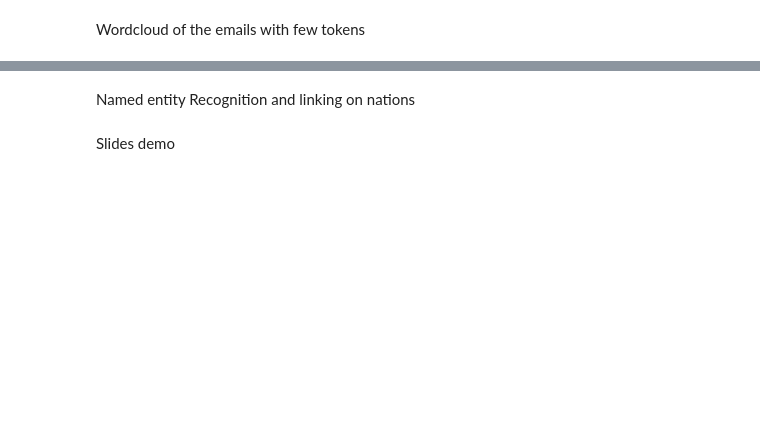
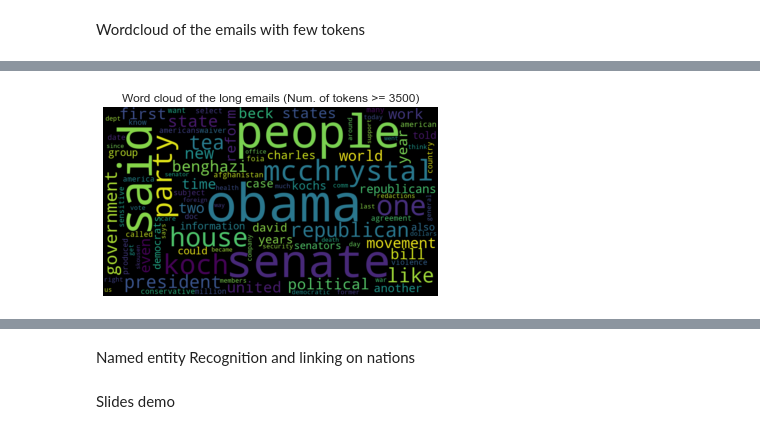
Before and after one commit to gianlucagiudice/hillary-clinton-leaked-emails, a Jupyter notebook: sentiment_analysis.ipynb, the cells around one changed output, grey strips where cells are left out. Drawn from its saved outputs; the diff is of its cells as text; code cells hidden in the pictures; blank space fills up the shorter version.

```diff
--- a/sentiment_analysis.ipynb
+++ b/sentiment_analysis.ipynb
@@ -245,0 +280,6 @@ plot_wordcloud(words_flatten.value_counts(), title, 100, 70)
+# %%
+words_flatten = flatten_tokens(df[df["TokensLength"] >= 3500]["Tokenized"])
+title = f"Word cloud of the long emails (Num. of tokens >= {3500})"
+plot_wordcloud(words_flatten.value_counts(), title, MAX_FONT, MAX_WORDS, "word_cloud_long_long.png")
+# %% [output]
+[figure, added]
```
Also changed, not shown: parts of 25 cells of this notebook, 14 other files.
